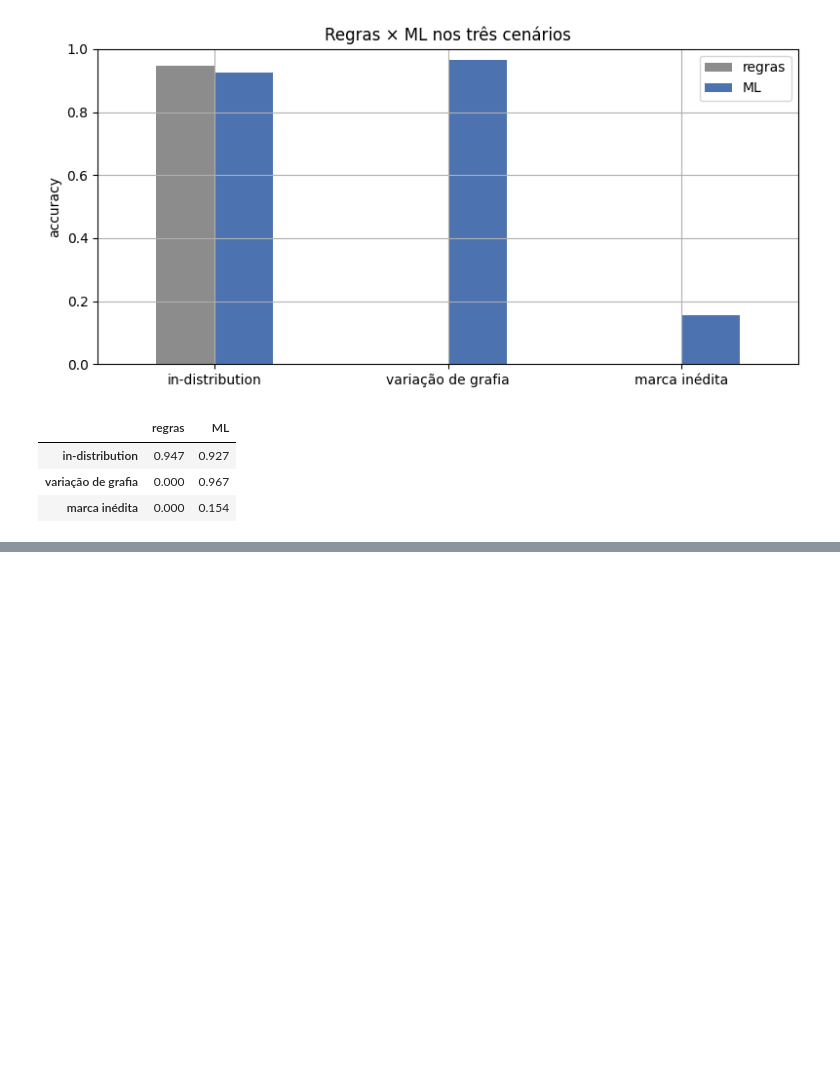
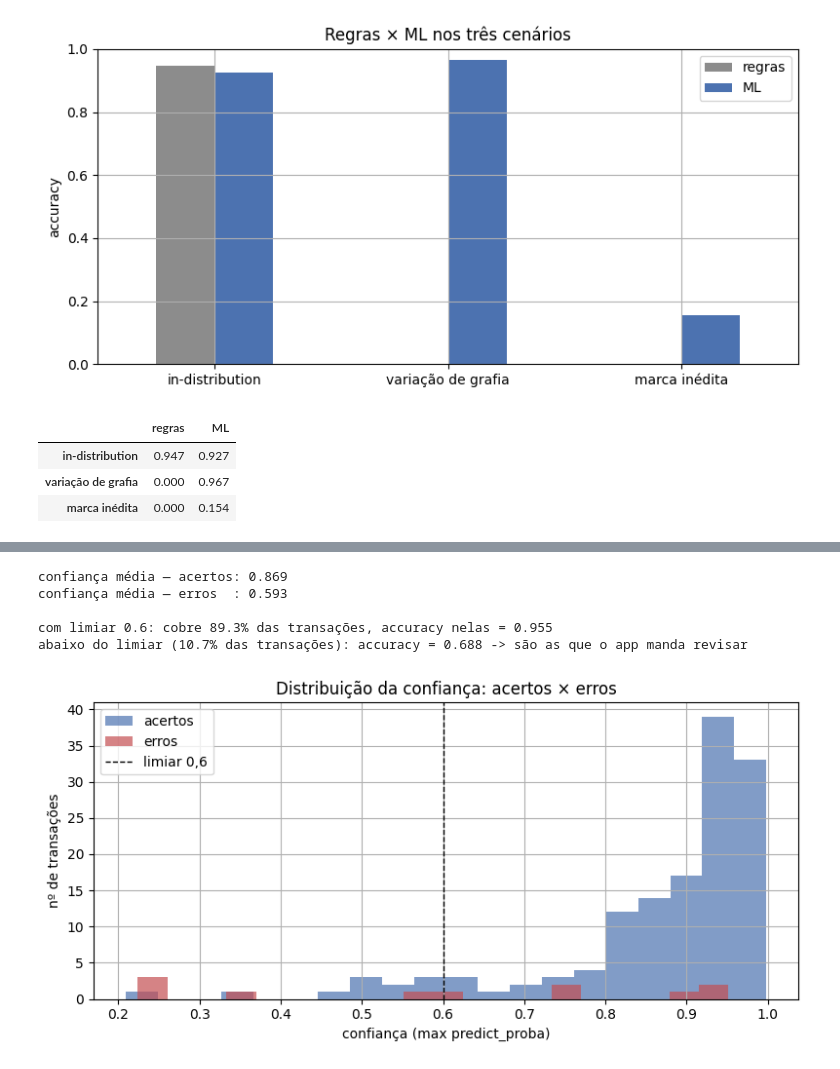
Before and after one commit to diego-codev/gastei-onde, a Jupyter notebook: notebooks/02_modelagem.ipynb, the cells around one changed output, grey strips where cells are left out. Drawn from its saved outputs; the diff is of its cells as text; code cells hidden in the pictures; blank space fills up the shorter version.

Commit message:
feat: avaliação com precision/recall/AUC e confiança por predição

```diff
--- a/notebooks/02_modelagem.ipynb
+++ b/notebooks/02_modelagem.ipynb
@@ -169,0 +254,33 @@ categorizações duvidosas (algo que regra nenhuma entrega).
+# %%
+from src.models.train import prever_com_confianca
+
+pred = prever_com_confianca(h["pipeline"], h["X_test"])
+pred["acertou"] = (pred["categoria_prevista"].values == h["y_true"].values)
+
+print(f"confiança média — acertos: {pred.loc[pred['acertou'], 'confianca'].mean():.3f}")
+print(f"confiança média — erros  : {pred.loc[~pred['acertou'], 'confianca'].mean():.3f}")
+
+# Se o app só confiar em predições >= 0.6, quanto cobre e com que accuracy?
+limiar = 0.6
+alta = pred["confianca"] >= limiar
+print()
+print(f"com limiar {limiar}: cobre {alta.mean():.1%} das transações, "
+      f"accuracy nelas = {pred.loc[alta, 'acertou'].mean():.3f}")
+print(f"abaixo do limiar ({(~alta).mean():.1%} das transações): "
+      f"accuracy = {pred.loc[~alta, 'acertou'].mean():.3f} -> são as que o app manda revisar")
+# %% [output]
+confiança média — acertos: 0.869
+confiança média — erros  : 0.593
+
+com limiar 0.6: cobre 89.3% das transações, accuracy nelas = 0.955
+abaixo do limiar (10.7% das transações): accuracy = 0.688 -> são as que o app manda revisar
+# %%
+fig, ax = plt.subplots()
+ax.hist(pred.loc[pred["acertou"], "confianca"], bins=20, alpha=0.7, label="acertos", color="#4C72B0")
+ax.hist(pred.loc[~pred["acertou"], "confianca"], bins=20, alpha=0.7, label="erros", color="#C44E52")
+ax.axvline(0.6, color="k", ls="--", lw=1, label="limiar 0,6")
+ax.set_title("Distribuição da confiança: acertos × erros")
+ax.set_xlabel("confiança (max predict_proba)"); ax.set_ylabel("nº de transações")
+ax.legend(); plt.tight_layout(); plt.show()
+# %% [output]
+[figure, added]
```
Also changed, not shown: parts of 12 cells of this notebook, 1 other file.
